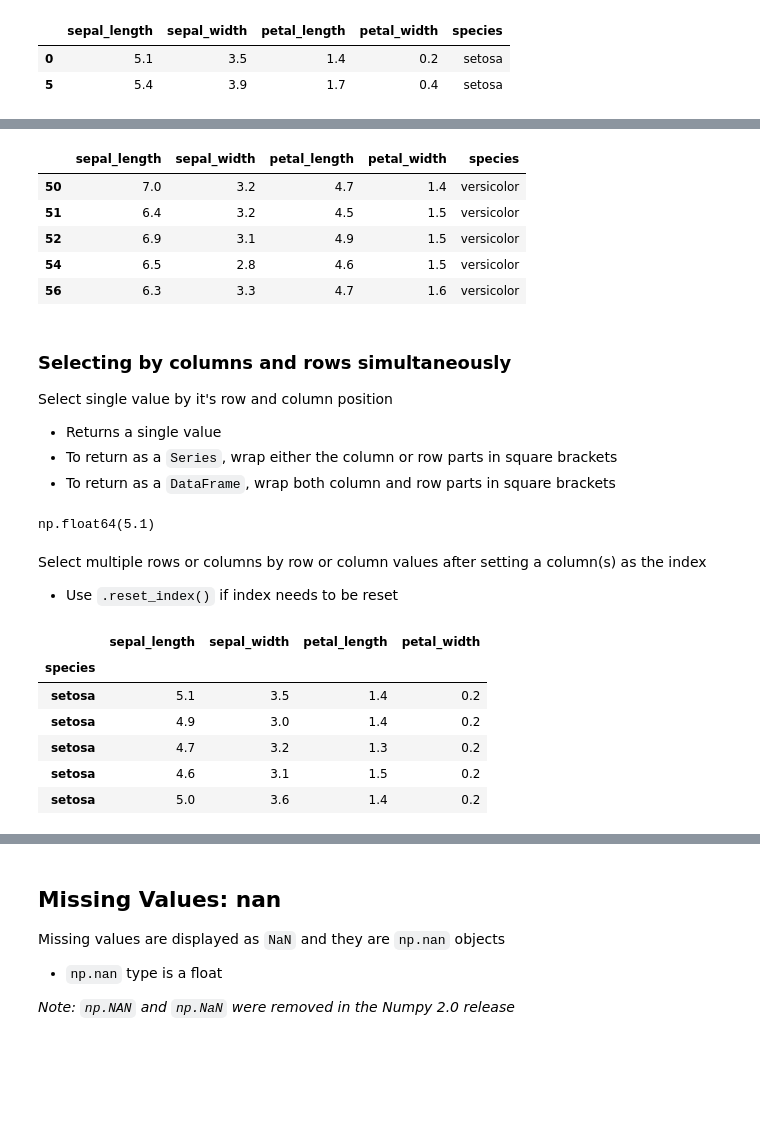
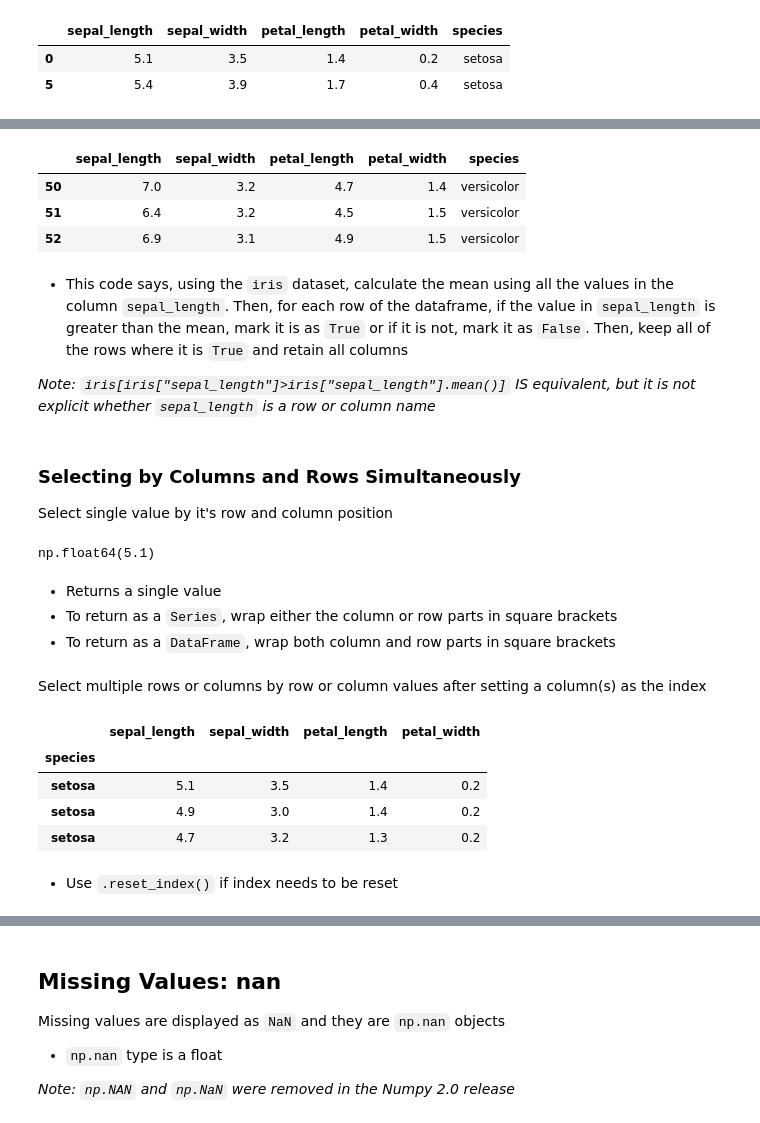
Before and after one commit to cjbayne/softdocs, a Jupyter notebook: docs/guide_pandas.ipynb, the cells around one changed output, grey strips where cells are left out. Drawn from its saved outputs; the diff is of its cells as text; code cells hidden in the pictures; blank space fills up the shorter version.

```diff
--- a/docs/guide_pandas.ipynb
+++ b/docs/guide_pandas.ipynb
@@ -343,19 +324,18 @@ Select rows based on Boolean conditions
 # %%
-iris.loc[iris.loc[:, "sepal_length"] > iris.loc[:, "sepal_length"].mean(), :].head()
+iris.loc[iris.loc[:, "sepal_length"] > iris.loc[:, "sepal_length"].mean(), :].head(3)
 # %% [output]
 |  | sepal_length | sepal_width | petal_length | petal_width | species |
 | 50 | 7.0 | 3.2 | 4.7 | 1.4 | versicolor |
 | 51 | 6.4 | 3.2 | 4.5 | 1.5 | versicolor |
 | 52 | 6.9 | 3.1 | 4.9 | 1.5 | versicolor |
-| 54 | 6.5 | 2.8 | 4.6 | 1.5 | versicolor |
-| 56 | 6.3 | 3.3 | 4.7 | 1.6 | versicolor |
+# %% [markdown]
+- This code says, using the `iris` dataset, calculate the mean using all the values in the column `sepal_length`. Then, for each row of the dataframe, if the value in `sepal_length` is greater than the mean, mark it is as `True` or if it is not, mark it as `False`. Then, keep all of the rows where it is `True` and retain all columns
+
+*Note: `iris[iris["sepal_length"]>iris["sepal_length"].mean()]` IS equivalent, but it is not explicit whether `sepal_length` is a row or column name*
 # %% [markdown]
-### Selecting by columns and rows simultaneously
+### Selecting by Columns and Rows Simultaneously
 
 Select single value by it's row and column position
-- Returns a single value
-- To return as a `Series`, wrap either the column or row parts in square brackets
-- To return as a `DataFrame`, wrap both column and row parts in square brackets
 # %%
 # Select a single value by row and column name
 iris.loc[0, "sepal_length"]
@@ -368,13 +344,16 @@ np.float64(5.1)
+# %% [markdown]
+- Returns a single value
+- To return as a `Series`, wrap either the column or row parts in square brackets
+- To return as a `DataFrame`, wrap both column and row parts in square brackets
 # %% [markdown]
 Select multiple rows or columns by row or column values after setting a column(s) as the index
-- Use `.reset_index()` if index needs to be reset
 # %%
-iris.set_index("species").loc["setosa", :].head()
+iris.set_index("species").loc["setosa", :].head(3)
 # %% [output]
 |  | sepal_length | sepal_width | petal_length | petal_width |
 | species |  |  |  |  |
 | setosa | 5.1 | 3.5 | 1.4 | 0.2 |
 | setosa | 4.9 | 3.0 | 1.4 | 0.2 |
 | setosa | 4.7 | 3.2 | 1.3 | 0.2 |
-| setosa | 4.6 | 3.1 | 1.5 | 0.2 |
-| setosa | 5.0 | 3.6 | 1.4 | 0.2 |
+# %% [markdown]
+- Use `.reset_index()` if index needs to be reset
```
Also changed, not shown: parts of 32 cells of this notebook.
